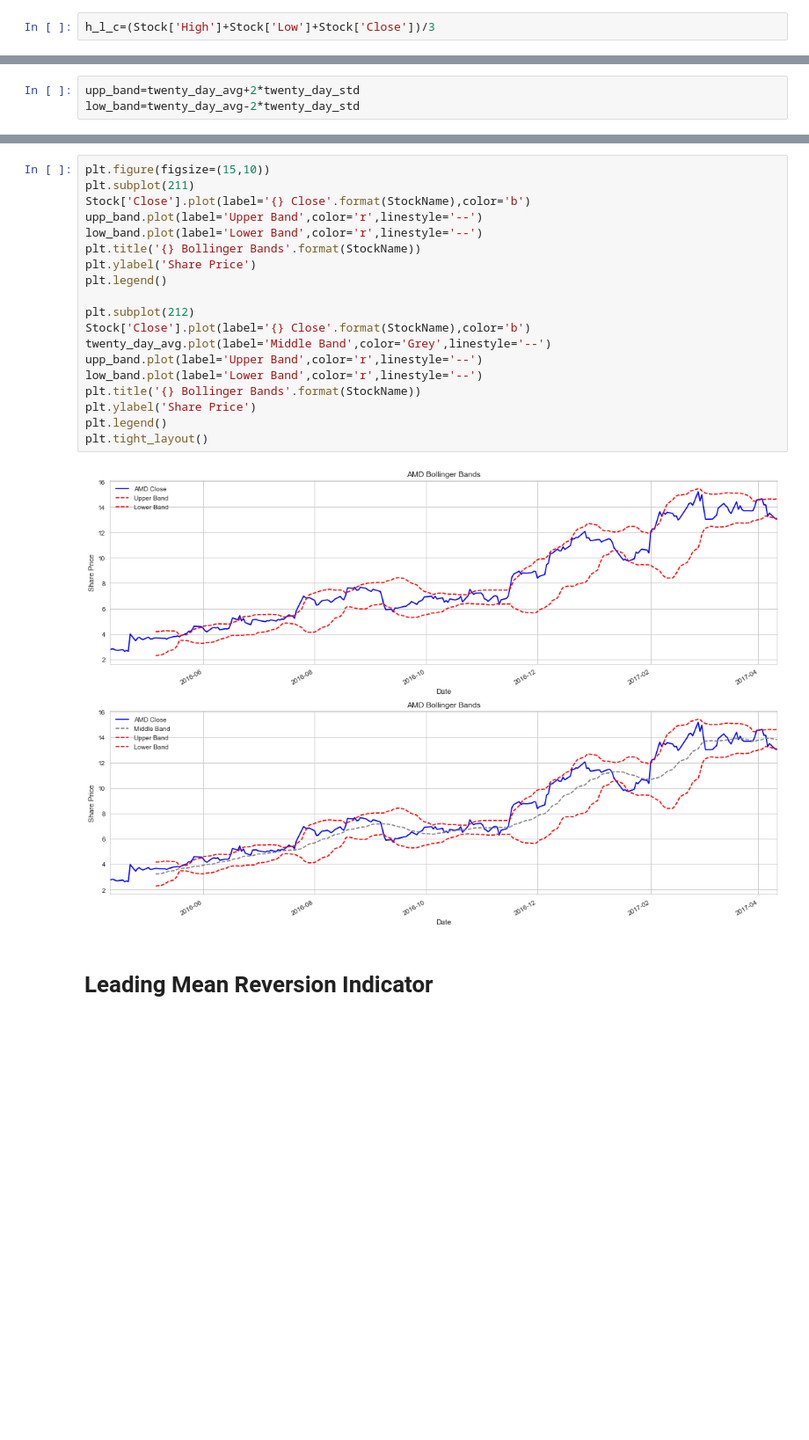
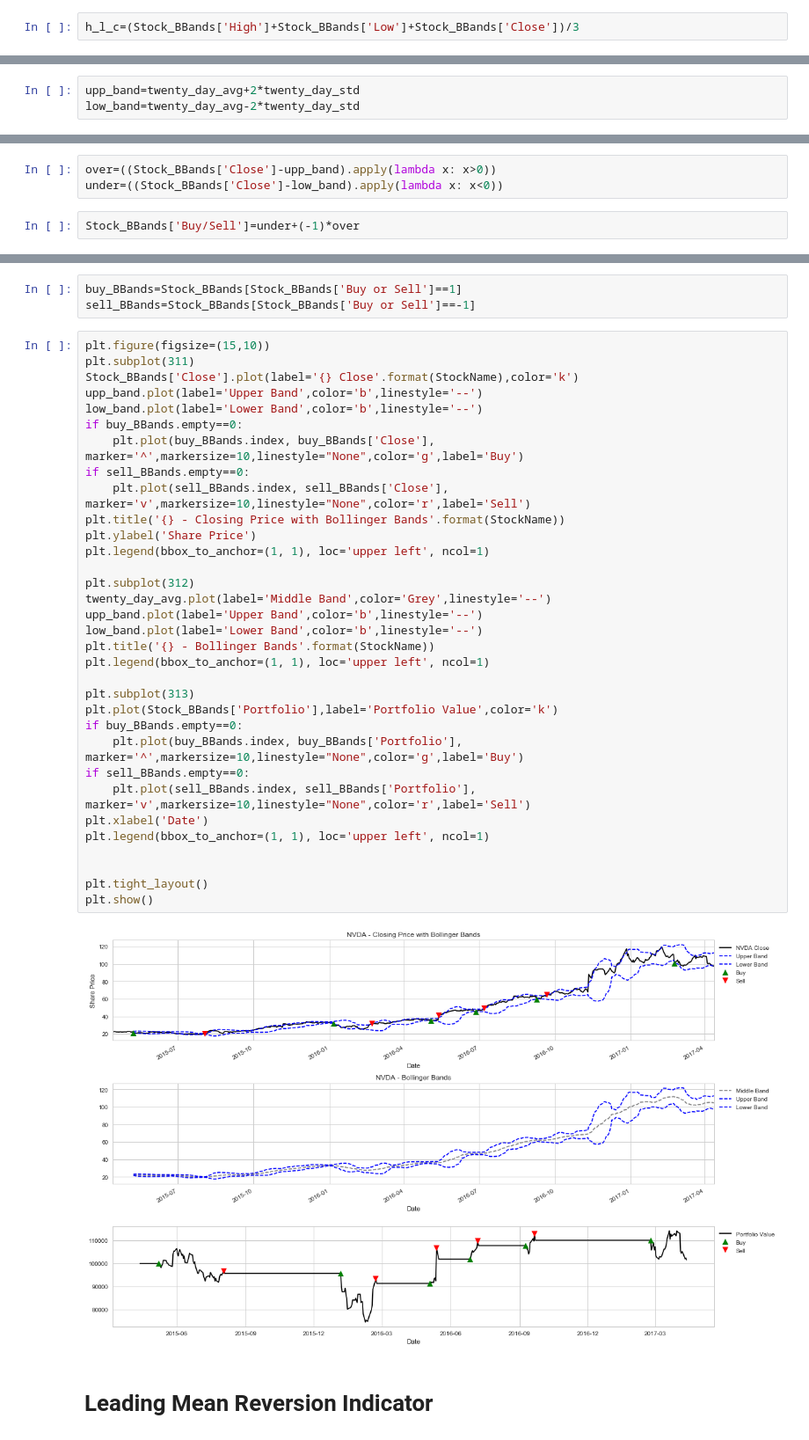
Before and after one commit to spm7/Stock-Ticker---Quantitative-Analysis, a Jupyter notebook: Stock Analytics.ipynb, the cells around one changed output, grey strips where cells are left out. Shown at 88% size. Drawn from its saved outputs; the diff is of its cells as text; blank space fills up the shorter version.

```diff
--- a/Stock Analytics.ipynb
+++ b/Stock Analytics.ipynb
@@ -144,5 +238,5 @@ plt.tight_layout()
 # %%
-h_l_c=(Stock['High']+Stock['Low']+Stock['Close'])/3
+h_l_c=(Stock_BBands['High']+Stock_BBands['Low']+Stock_BBands['Close'])/3
 # %%
 twenty_day_avg=h_l_c.rolling(window=20).mean()
 twenty_day_std=h_l_c.rolling(window=20).std()
@@ -151,0 +250,5 @@ low_band=twenty_day_avg-2*twenty_day_std
+# %%
+over=((Stock_BBands['Close']-upp_band).apply(lambda x: x>0))
+under=((Stock_BBands['Close']-low_band).apply(lambda x: x<0))
+# %%
+Stock_BBands['Buy/Sell']=under+(-1)*over
@@ -152,24 +257,41 @@ low_band=twenty_day_avg-2*twenty_day_std
+# %%
+buy_BBands=Stock_BBands[Stock_BBands['Buy or Sell']==1]
+sell_BBands=Stock_BBands[Stock_BBands['Buy or Sell']==-1]
 # %%
 plt.figure(figsize=(15,10))
-plt.subplot(211)
-Stock['Close'].plot(label='{} Close'.format(StockName),color='b')
-upp_band.plot(label='Upper Band',color='r',linestyle='--')
-low_band.plot(label='Lower Band',color='r',linestyle='--')
-plt.title('{} Bollinger Bands'.format(StockName))
+plt.subplot(311)
+Stock_BBands['Close'].plot(label='{} Close'.format(StockName),color='k')
+upp_band.plot(label='Upper Band',color='b',linestyle='--')
+low_band.plot(label='Lower Band',color='b',linestyle='--')
+if buy_BBands.empty==0:
+    plt.plot(buy_BBands.index, buy_BBands['Close'], marker='^',markersize=10,linestyle="None",color='g',label='Buy')
+if sell_BBands.empty==0:
+    plt.plot(sell_BBands.index, sell_BBands['Close'], marker='v',markersize=10,linestyle="None",color='r',label='Sell')
+plt.title('{} - Closing Price with Bollinger Bands'.format(StockName))
 plt.ylabel('Share Price')
-plt.legend()
+plt.legend(bbox_to_anchor=(1, 1), loc='upper left', ncol=1)
 
-plt.subplot(212)
-Stock['Close'].plot(label='{} Close'.format(StockName),color='b')
+plt.subplot(312)
 twenty_day_avg.plot(label='Middle Band',color='Grey',linestyle='--')
-upp_band.plot(label='Upper Band',color='r',linestyle='--')
-low_band.plot(label='Lower Band',color='r',linestyle='--')
-plt.title('{} Bollinger Bands'.format(StockName))
-plt.ylabel('Share Price')
-plt.legend()
+upp_band.plot(label='Upper Band',color='b',linestyle='--')
+low_band.plot(label='Lower Band',color='b',linestyle='--')
+plt.title('{} - Bollinger Bands'.format(StockName))
+plt.legend(bbox_to_anchor=(1, 1), loc='upper left', ncol=1)
+
+plt.subplot(313)
+plt.plot(Stock_BBands['Portfolio'],label='Portfolio Value',color='k')
+if buy_BBands.empty==0:
+    plt.plot(buy_BBands.index, buy_BBands['Portfolio'], marker='^',markersize=10,linestyle="None",color='g',label='Buy')
+if sell_BBands.empty==0:
+    plt.plot(sell_BBands.index, sell_BBands['Portfolio'], marker='v',markersize=10,linestyle="None",color='r',label='Sell')
+plt.xlabel('Date')
+plt.legend(bbox_to_anchor=(1, 1), loc='upper left', ncol=1)
+
+
 plt.tight_layout()
+plt.show()
 # %% [output]
-[figure, old version]
+[figure, new version]
 # %% [markdown]
 # Leading Mean Reversion Indicator
 # %% [markdown]
```
Also changed, not shown: parts of 63 cells of this notebook.
